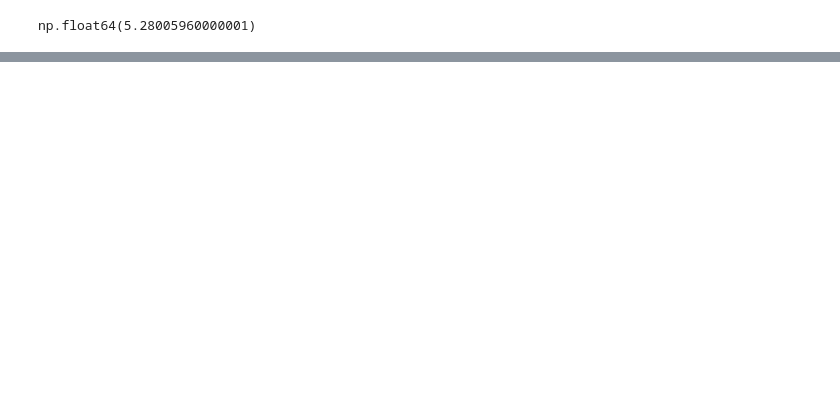
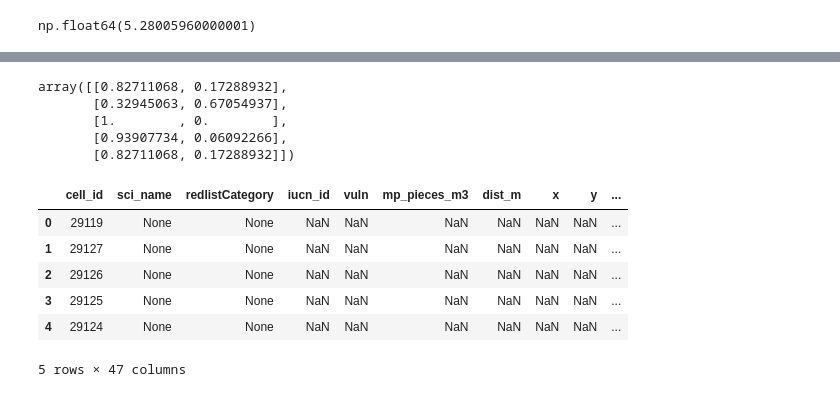
Before and after one commit to 4GeeksAcademy/loreykil_proyecto_final, a Jupyter notebook: pruebas.ipynb, the cells around one changed output, grey strips where cells are left out. Drawn from its saved outputs; the diff is of its cells as text; code cells hidden in the pictures; blank space fills up the shorter version.

```diff
--- a/pruebas.ipynb
+++ b/pruebas.ipynb
@@ -58,0 +73,34 @@ np.float64(5.28005960000001)
+# %%
+# prueba manual
+tests = pd.DataFrame([
+    {"eco_shape_richness": 2, "ecotaxa_present": 1, "vuln": 1},
+    {"eco_shape_richness": 2, "ecotaxa_present": 1, "vuln": 3},
+    {"eco_shape_richness": 4, "ecotaxa_present": 1, "vuln": 1},
+    {"eco_shape_richness": 4, "ecotaxa_present": 1, "vuln": 4},
+    {"eco_shape_richness": 2, "ecotaxa_present": 0, "vuln": 0},
+])
+
+# cargar modelo
+model = load("models/Grilla_hazard/model_hazard.joblib")
+
+# predicción
+probas = model.predict_proba(tests)
+
+probas
+# %% [output]
+array([[0.82711068, 0.17288932],
+       [0.32945063, 0.67054937],
+       [1.        , 0.        ],
+       [0.93907734, 0.06092266],
+       [0.82711068, 0.17288932]])
+# %%
+gdf3 = gpd.read_file('data/Predicciones/species_count_prediction_with_confidence.gpkg')
+gdf3.head()
+# %% [output]
+|  | cell_id | sci_name | redlistCategory | iucn_id | vuln | mp_pieces_m3 | dist_m | x | y | ... |
+| 0 | 29119 | None | None | NaN | NaN | NaN | NaN | NaN | NaN | ... |
+| 1 | 29127 | None | None | NaN | NaN | NaN | NaN | NaN | NaN | ... |
+| 2 | 29126 | None | None | NaN | NaN | NaN | NaN | NaN | NaN | ... |
+| 3 | 29125 | None | None | NaN | NaN | NaN | NaN | NaN | NaN | ... |
+| 4 | 29124 | None | None | NaN | NaN | NaN | NaN | NaN | NaN | ... |
+5 rows × 47 columns
```
Also changed, not shown: parts of 2 cells of this notebook, 3 other files.
